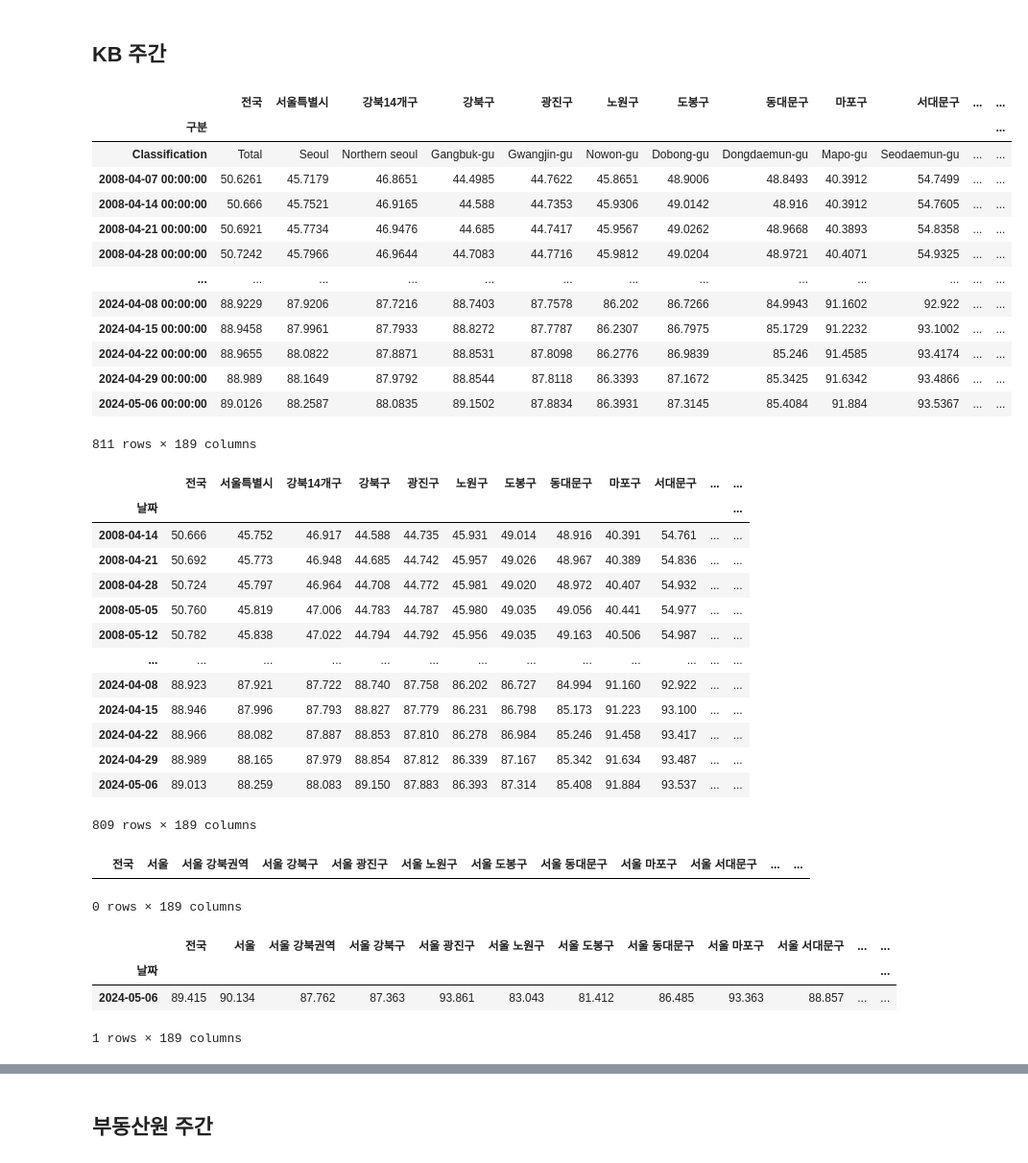
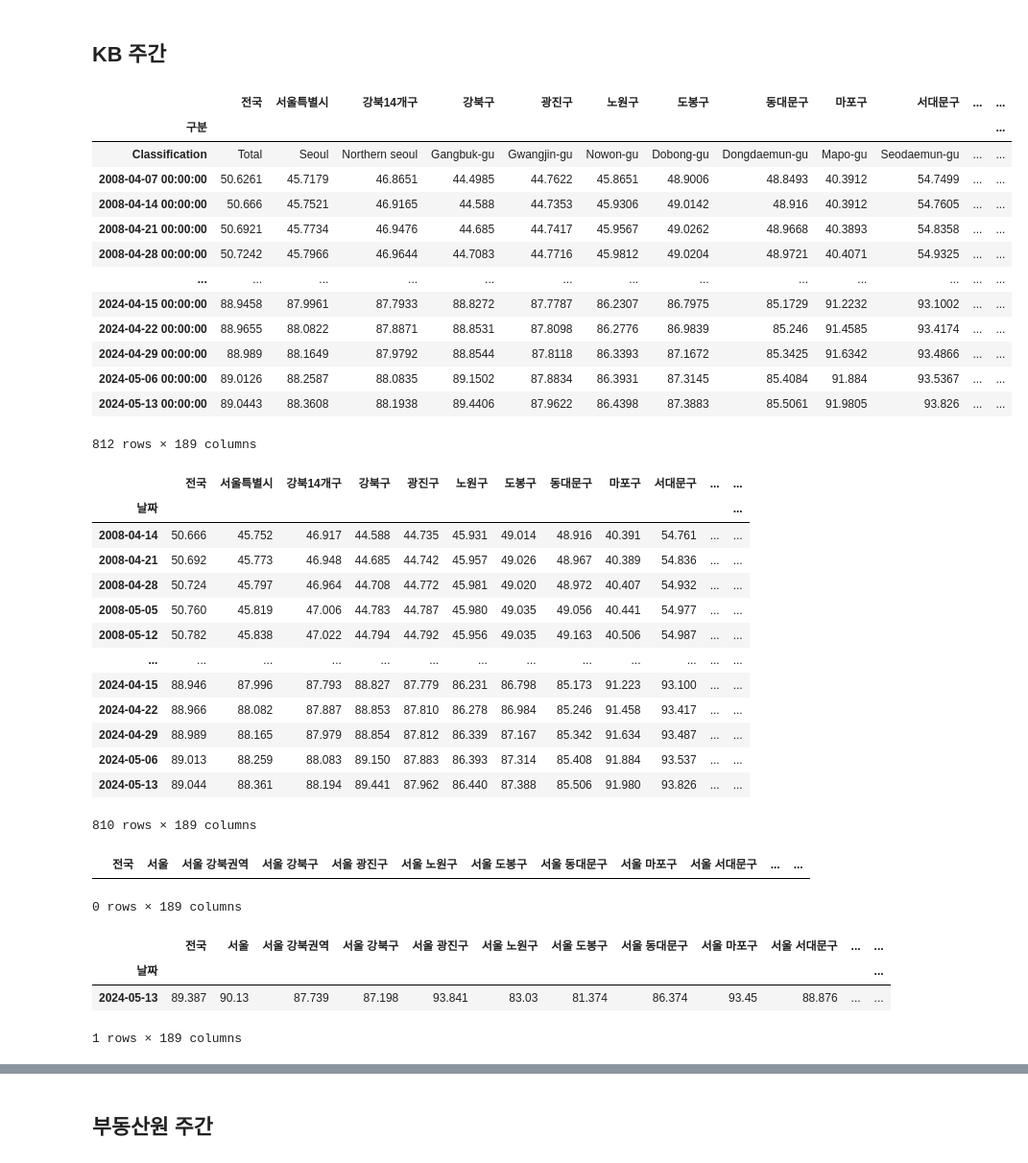
Before and after one commit to sizipusx/fundamental, a Jupyter notebook: jupyterlab/주간 부동산 업데이트.ipynb, the cells around one changed output, grey strips where cells are left out. Shown at 96% size. Saved outputs shown, nothing was run; the diff lists cells and outputs as text; code cells hidden in the pictures.

```diff
--- a/jupyterlab/주간 부동산 업데이트.ipynb
+++ b/jupyterlab/주간 부동산 업데이트.ipynb
@@ -14,26 +14,26 @@ conn = sqlite3.connect('C://Users/sizip/fundamental/files/weekly_house.db')
 ## KB 주간
 # %%
 # 연결 1
-file_path = "C://Users/sizip/OneDriveData/개인/data/부동산 기본 파일/20240506_주간시계열.xlsx"
+file_path = "C://Users/sizip/OneDriveData/개인/data/부동산 기본 파일/20240513_주간시계열.xlsx"
 kbm_dict = pd.ExcelFile(file_path)
 mdf = kbm_dict.parse("3.매매지수", skiprows=1, index_col=0, parse_dates=True)
 jdf = kbm_dict.parse("4.전세지수", skiprows=1, index_col=0, parse_dates=True)
 jdf
 # %% [output]
 |  | 전국 | 서울특별시 | 강북14개구 | 강북구 | 광진구 | 노원구 | 도봉구 | 동대문구 | 마포구 | 서대문구 | ... | ... |
 | 구분 |  |  |  |  |  |  |  |  |  |  |  | ... |
 | Classification | Total | Seoul | Northern seoul | Gangbuk-gu | Gwangjin-gu | Nowon-gu | Dobong-gu | Dongdaemun-gu | Mapo-gu | Seodaemun-gu | ... | ... |
 | 2008-04-07 00:00:00 | 50.6261 | 45.7179 | 46.8651 | 44.4985 | 44.7622 | 45.8651 | 48.9006 | 48.8493 | 40.3912 | 54.7499 | ... | ... |
 | 2008-04-14 00:00:00 | 50.666 | 45.7521 | 46.9165 | 44.588 | 44.7353 | 45.9306 | 49.0142 | 48.916 | 40.3912 | 54.7605 | ... | ... |
 | 2008-04-21 00:00:00 | 50.6921 | 45.7734 | 46.9476 | 44.685 | 44.7417 | 45.9567 | 49.0262 | 48.9668 | 40.3893 | 54.8358 | ... | ... |
 | 2008-04-28 00:00:00 | 50.7242 | 45.7966 | 46.9644 | 44.7083 | 44.7716 | 45.9812 | 49.0204 | 48.9721 | 40.4071 | 54.9325 | ... | ... |
 | ... | ... | ... | ... | ... | ... | ... | ... | ... | ... | ... | ... | ... |
-| 2024-04-08 00:00:00 | 88.9229 | 87.9206 | 87.7216 | 88.7403 | 87.7578 | 86.202 | 86.7266 | 84.9943 | 91.1602 | 92.922 | ... | ... |
 | 2024-04-15 00:00:00 | 88.9458 | 87.9961 | 87.7933 | 88.8272 | 87.7787 | 86.2307 | 86.7975 | 85.1729 | 91.2232 | 93.1002 | ... | ... |
 | 2024-04-22 00:00:00 | 88.9655 | 88.0822 | 87.8871 | 88.8531 | 87.8098 | 86.2776 | 86.9839 | 85.246 | 91.4585 | 93.4174 | ... | ... |
 | 2024-04-29 00:00:00 | 88.989 | 88.1649 | 87.9792 | 88.8544 | 87.8118 | 86.3393 | 87.1672 | 85.3425 | 91.6342 | 93.4866 | ... | ... |
 | 2024-05-06 00:00:00 | 89.0126 | 88.2587 | 88.0835 | 89.1502 | 87.8834 | 86.3931 | 87.3145 | 85.4084 | 91.884 | 93.5367 | ... | ... |
+| 2024-05-13 00:00:00 | 89.0443 | 88.3608 | 88.1938 | 89.4406 | 87.9622 | 86.4398 | 87.3883 | 85.5061 | 91.9805 | 93.826 | ... | ... |
-811 rows × 189 columns
+812 rows × 189 columns
 # %%
 mdf = mdf.iloc[2:mdf['전국'].count()]
 mdf.index.name="날짜"
@@ -53,12 +53,12 @@ jdf
 | 2008-05-05 | 50.760 | 45.819 | 47.006 | 44.783 | 44.787 | 45.980 | 49.035 | 49.056 | 40.441 | 54.977 | ... | ... |
 | 2008-05-12 | 50.782 | 45.838 | 47.022 | 44.794 | 44.792 | 45.956 | 49.035 | 49.163 | 40.506 | 54.987 | ... | ... |
 | ... | ... | ... | ... | ... | ... | ... | ... | ... | ... | ... | ... | ... |
-| 2024-04-08 | 88.923 | 87.921 | 87.722 | 88.740 | 87.758 | 86.202 | 86.727 | 84.994 | 91.160 | 92.922 | ... | ... |
 | 2024-04-15 | 88.946 | 87.996 | 87.793 | 88.827 | 87.779 | 86.231 | 86.798 | 85.173 | 91.223 | 93.100 | ... | ... |
 | 2024-04-22 | 88.966 | 88.082 | 87.887 | 88.853 | 87.810 | 86.278 | 86.984 | 85.246 | 91.458 | 93.417 | ... | ... |
 | 2024-04-29 | 88.989 | 88.165 | 87.979 | 88.854 | 87.812 | 86.339 | 87.167 | 85.342 | 91.634 | 93.487 | ... | ... |
 | 2024-05-06 | 89.013 | 88.259 | 88.083 | 89.150 | 87.883 | 86.393 | 87.314 | 85.408 | 91.884 | 93.537 | ... | ... |
+| 2024-05-13 | 89.044 | 88.361 | 88.194 | 89.441 | 87.962 | 86.440 | 87.388 | 85.506 | 91.980 | 93.826 | ... | ... |
-809 rows × 189 columns
+810 rows × 189 columns
 # %%
 header = header_excel.parse('KB')
 header
@@ -74,7 +74,7 @@ mlast_row
 # %% [output]
 |  | 전국 | 서울 | 서울 강북권역 | 서울 강북구 | 서울 광진구 | 서울 노원구 | 서울 도봉구 | 서울 동대문구 | 서울 마포구 | 서울 서대문구 | ... | ... |
 | 날짜 |  |  |  |  |  |  |  |  |  |  |  | ... |
-| 2024-05-06 | 89.415 | 90.134 | 87.762 | 87.363 | 93.861 | 83.043 | 81.412 | 86.485 | 93.363 | 88.857 | ... | ... |
+| 2024-05-13 | 89.387 | 90.13 | 87.739 | 87.198 | 93.841 | 83.03 | 81.374 | 86.374 | 93.45 | 88.876 | ... | ... |
 1 rows × 189 columns
 # %%
 mlast_row.to_sql("kbm", conn, if_exists="append")
```
Also changed, not shown: parts of 16 cells of this notebook, 1 other file.
